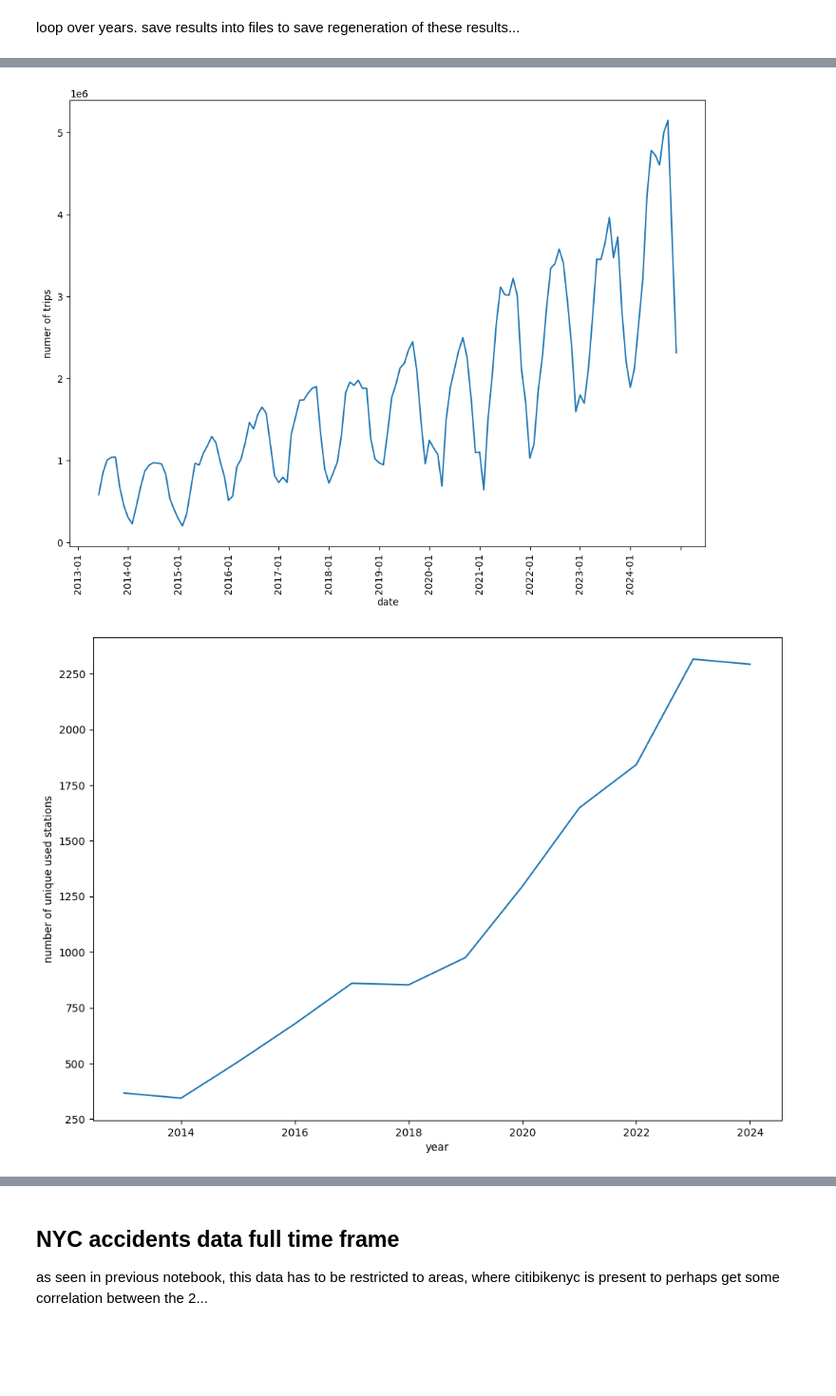
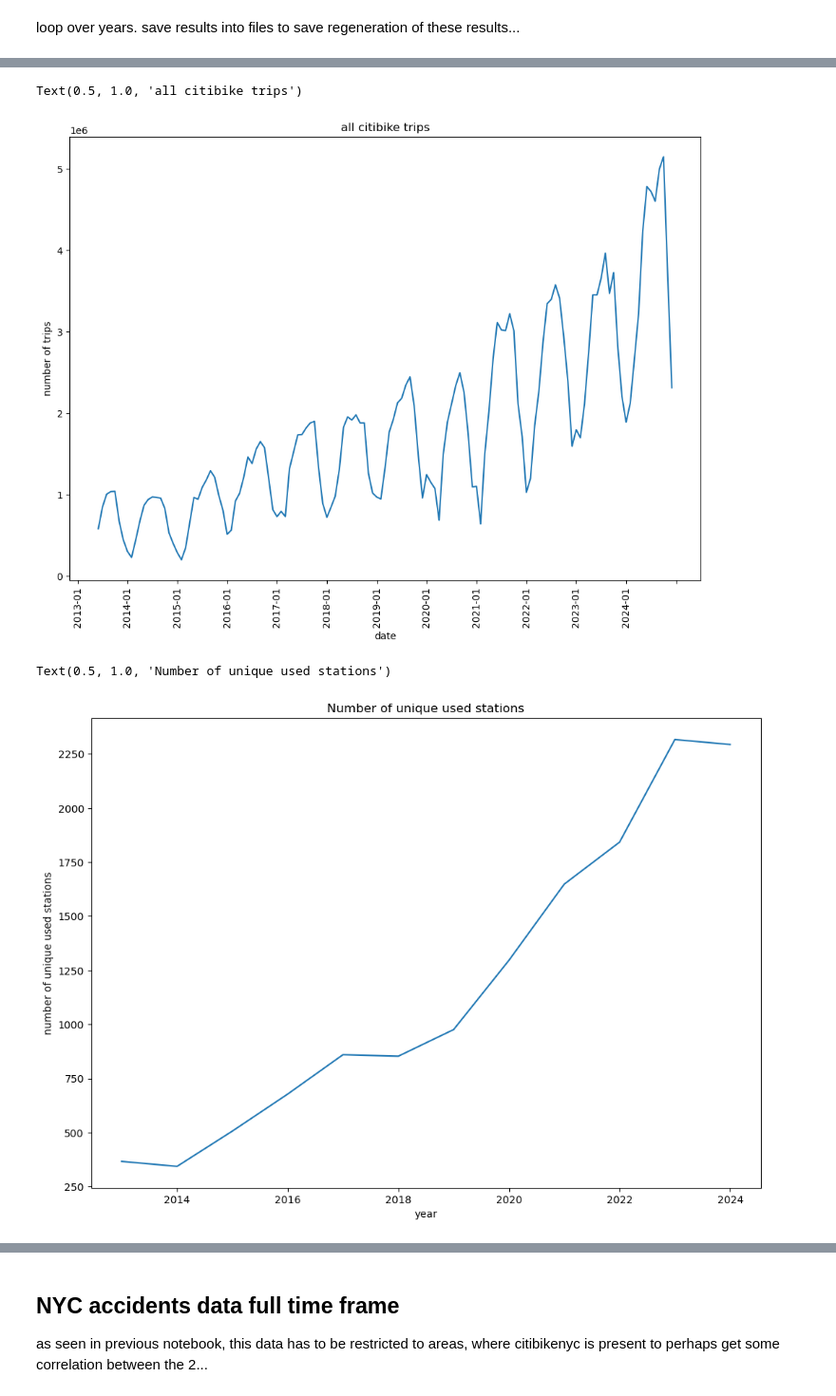
Before and after one commit to tobzac/challenge, a Jupyter notebook: 03_full_time_analysis.ipynb, the cells around one changed output, grey strips where cells are left out. Shown at 95% size. Drawn from its saved outputs; the diff is of its cells as text; code cells hidden in the pictures; blank space fills up the shorter version.

```diff
--- a/03_full_time_analysis.ipynb
+++ b/03_full_time_analysis.ipynb
@@ -11,23 +13,35 @@ import matplotlib.ticker as ticker
 loop over years. save results into files to save regeneration of these results...
 # %%
 all_years = [2013, 2014, 2015, 2016, 2017, 2018, 2019, 2020, 2021, 2022, 2023, 2024]
+
+result_map_per_year = {}
+result_map_per_year_core = {}
+df_coords_per_year = {}
+df_coords_per_year_core = {}
+number_unique_stations_per_year = {}
+number_unique_stations_per_year_core = {}
+
+geo_code_data_file_name = 'intermediate_results/df_geocode_all_stations.csv'
 # %%
 # loop over all years
 # different format of input csvs has to be taken into account...
 
-result_map_per_year = {}
-df_coords_per_year = {}
-number_unique_stations_per_year = {}
 #for year in [2020, 2021, 2022, 2023, 2024]:
 for year in all_years:
     print("year: " + str(year))
 
-    result_map, stations_analysis_list = analysis_functions.analysis_one_year(year)
+    result_map, stations_analysis_list = analysis_functions.analysis_one_year(year, geo_code_data_file_name, 'normal')
     n_total, df_coords_total = analysis_functions.analysis_summary_year(result_map, stations_analysis_list)
+
+    result_map_core, stations_analysis_list_core = analysis_functions.analysis_one_year(year, geo_code_data_file_name, 'core_region')
+    n_total_core, df_coords_total_core = analysis_functions.analysis_summary_year(result_map_core, stations_analysis_list_core)
 
     # store results per year
     result_map_per_year[year] = result_map
+    result_map_per_year_core[year] = result_map_core
     df_coords_per_year[year] = df_coords_total
+    df_coords_per_year_core[year] = df_coords_total_core
     number_unique_stations_per_year[year] = len(df_coords_total)
+    number_unique_stations_per_year_core[year] = len(df_coords_total_core)
 # %% [output]
 year: 2013
@@ -157,18 +171,29 @@ month: 07
 ... (88 outputs left out)
 # %%
 # store data to file, as it takes long to generate
-# write out dataframes
+# write out dataframes/maps total counts
 for year in all_years:
+    # write out station coords data frame
     df_coords_per_year[year].to_csv('intermediate_results/df_coords_stations_' + str(year) + '.csv', index=True)
 
-# write out dictionaries into pickle files
-for year in all_years:
+    # write out dictionaries into pickle files
     with open('intermediate_results/result_map_' + str(year) + '.pickle', 'wb') as handle:
         pickle.dump(result_map_per_year[year], handle, protocol=pickle.HIGHEST_PROTOCOL)
 
-for year in all_years:
     with open('intermediate_results/number_unique_stations_' + str(year) + '.pickle', 'wb') as handle:
         pickle.dump(number_unique_stations_per_year[year], handle, protocol=pickle.HIGHEST_PROTOCOL)
+
+#write out geocode restricted core data as well:
+for year in all_years:
+    # write out station coords data frame
+    df_coords_per_year_core[year].to_csv('intermediate_results/df_coords_stations_core_' + str(year) + '.csv', index=True)
+
+    # write out dictionaries into pickle files
+    with open('intermediate_results/result_map_core_' + str(year) + '.pickle', 'wb') as handle:
+        pickle.dump(result_map_per_year_core[year], handle, protocol=pickle.HIGHEST_PROTOCOL)
+
+    with open('intermediate_results/number_unique_stations_core_' + str(year) + '.pickle', 'wb') as handle:
+        pickle.dump(number_unique_stations_per_year_core[year], handle, protocol=pickle.HIGHEST_PROTOCOL)
 # %%
 # read in pre-generated pickle files/ csv files:
 imported_df_coords_per_year = {}
@@ -223,25 +270,29 @@ df_trips = df_trips.sort_values('month')
 df_trips
 df_trips = df_trips.melt(id_vars=['month'], value_vars=all_years)
 df_trips['date'] = df_trips['variable'].astype(str) + "-" + df_trips['month'].astype(str)
-df_trips = df_trips.rename(columns={"value": "numer of trips"})
+df_trips = df_trips.rename(columns={"value": "number of trips"})
 df_trips
 
 rcParams['figure.figsize'] = 11.7,8.27
 
-g = sns.lineplot(data=df_trips, x='date', y='numer of trips')
+g = sns.lineplot(data=df_trips, x='date', y='number of trips')
 g.tick_params(axis='x', labelrotation=90)
 
 g.xaxis.set_major_locator(ticker.MultipleLocator(12))
+g.set_title('all citibike trips')
 # %% [output]
+Text(0.5, 1.0, 'all citibike trips')
-[figure, old version]
+[figure, new version]
 # %%
 # plot number of used stations over years
 imported_number_unique_stations_per_year
 df_stations = pd.DataFrame.from_dict(imported_number_unique_stations_per_year, orient='index')
 df_stations['year'] = df_stations.index
 df_stations = df_stations.rename(columns={0: 'number of unique used stations'})
 df_stations
 
 g = sns.lineplot(data=df_stations, x='year', y='number of unique used stations')
+g.set_title('Number of unique used stations')
 # %% [output]
+Text(0.5, 1.0, 'Number of unique used stations')
-[figure, old version]
+[figure, new version]
```
Also changed, not shown: parts of 21 cells of this notebook, 2 other files.
